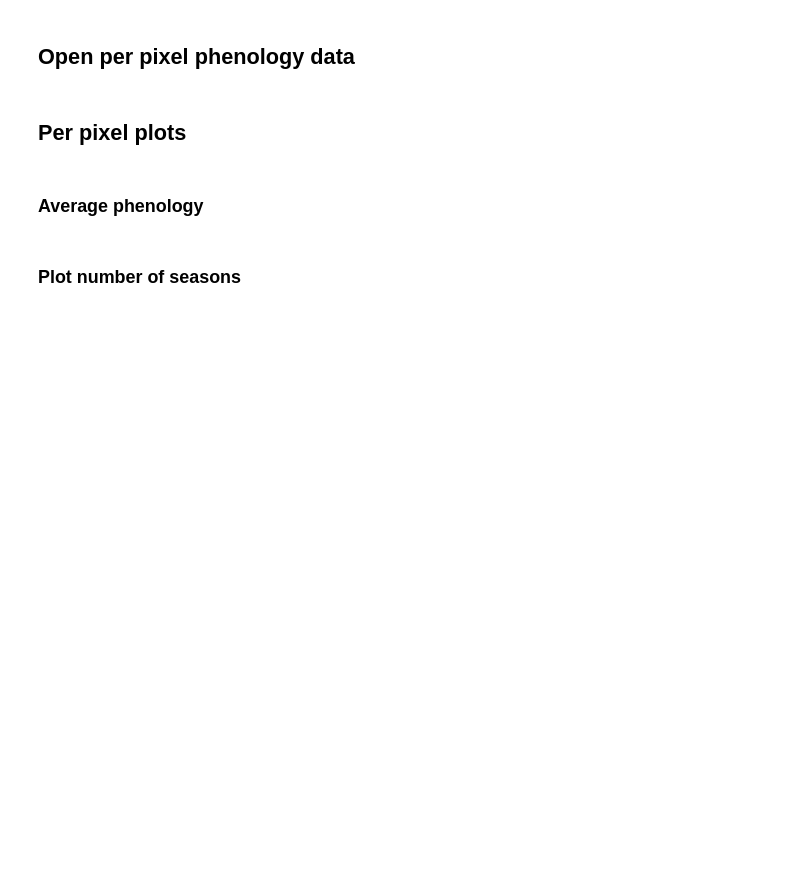
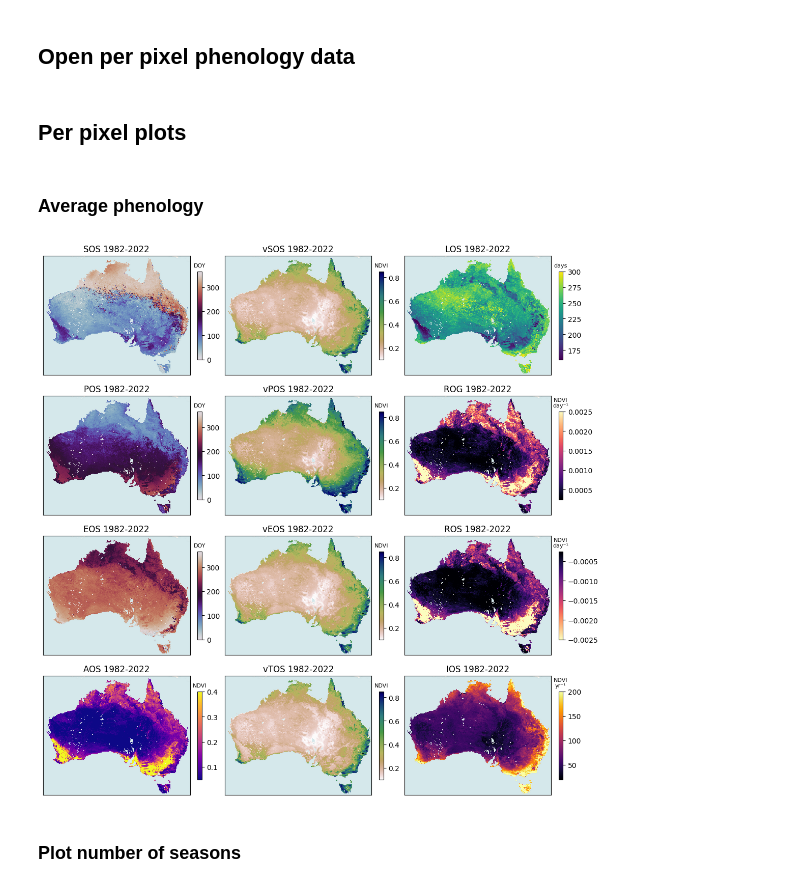
Before and after one commit to cbur24/Aus_phenology, a Jupyter notebook: notebooks/3_Summarise_perpixel_phenology.ipynb, the cells around one changed output. Drawn from its saved outputs; the diff is of its cells as text; code cells hidden in the pictures; blank space fills up the shorter version.

```diff
--- a/notebooks/3_Summarise_perpixel_phenology.ipynb
+++ b/notebooks/3_Summarise_perpixel_phenology.ipynb
@@ -27,59 +30,66 @@ from mpl_toolkits.axes_grid1.inset_locator import inset_axes
 # %% [markdown]
 ## Open per pixel phenology data
 # %%
-p_average = assign_crs(xr.open_dataset('/g/data/os22/chad_tmp/Aus_phenology/results/aus_mean_phenology_perpixel.nc'), crs='EPSG:4326')
-p_trends = assign_crs(xr.open_dataset('/g/data/os22/chad_tmp/Aus_phenology/results/aus_trends_phenology_perpixel.nc'), crs='EPSG:4326')
+p_average = assign_crs(xr.open_dataset('/g/data/os22/chad_tmp/Aus_phenology/results/mean_phenology_perpixel.nc'), crs='EPSG:4326')
+p_trends = assign_crs(xr.open_dataset('/g/data/os22/chad_tmp/Aus_phenology/results/trends_phenology_perpixel.nc'), crs='EPSG:4326')
+
+gdf = gpd.read_file('/g/data/os22/chad_tmp/Aus_phenology/data/vectors/IBRAv7_subregions_modified.geojson')
 # %% [markdown]
 ## Per pixel plots
 # %% [markdown]
 ### Average phenology
 # %%
 fig,axes=plt.subplots(4,3, figsize=(11,11), sharey=True, sharex=True, layout='constrained')
-pheno_stats=['SOS','vSOS', 'LOS',
-             'POS', 'vPOS', 'ROG',
-             'EOS', 'vEOS', 'ROS',
-             'IOS', 'vTOS', 'AOS',
-      ]
+
+pheno_stats=[
+    'SOS','vSOS', 'LOS',
+    'POS', 'vPOS', 'ROG',
+    'EOS', 'vEOS', 'ROS',
+    'AOS', 'vTOS', 'IOS'
+]
+
 cmaps = ['twilight', 'gist_earth_r', 'viridis',
          'twilight', 'gist_earth_r','magma',
          'twilight', 'gist_earth_r', 'magma_r',
-         'inferno', 'gist_earth_r','plasma'
+         'plasma', 'gist_earth_r', 'inferno'
         ]
 for ax,pheno,cmap in zip(axes.ravel(), pheno_stats, cmaps):
     if "v" not in pheno:
         vmin, vmax=0, 365
         label='DOY'
     if "v" in pheno:
         vmin,vmax=0.1, 0.85
         label='NDVI'
     if 'LOS' in pheno:
         vmin, vmax=160, 300
         label='days'
     if 'AOS' in pheno:
         vmin, vmax=0.05, 0.4
         label='NDVI'
     if 'IOS' in pheno:
         vmin, vmax=20, 200
-        label='NDVI/\nyear'
+        label='NDVI\nyr⁻¹'
     if 'ROG' in pheno:
         vmin, vmax=0.00025, 0.0025
-        label='NDVI/\nday'
+        label='NDVI\nday⁻¹'
     if 'ROS' in pheno:
         vmin, vmax=-0.0025, -0.00025
-        label='NDVI/\nday'
+        label='NDVI\nday⁻¹'
     im=p_average[pheno].plot(ax=ax, add_colorbar=False, cmap=cmap, vmin=vmin, vmax=vmax, add_labels=False)
     ctx.add_basemap(ax, source=ctx.providers.CartoDB.VoyagerNoLabels, crs='EPSG:4326', attribution='', attribution_size=1)
     ax.axes.get_xaxis().set_ticks([])
     ax.axes.get_yaxis().set_ticks([])
     #need to create colorbar manually to have label on top
     norm = colors.Normalize(vmin=vmin, vmax=vmax)
     cbar = plt.cm.ScalarMappable(norm=norm, cmap=cmap)
     ax_cbar = fig.colorbar(cbar, ax=ax, shrink=0.7)
     ax_cbar.ax.set_title(label, fontsize=8)
     ax.set_title(f'{pheno} 1982-2022')
 
 fig.savefig(f'/g/data/os22/chad_tmp/Aus_phenology/results/figs/average_phenometrics_perpixel_AusENDVI.png',
             bbox_inches='tight', dpi=300)
+# %% [output]
+[figure, added]
 # %% [markdown]
 ### Plot number of seasons
 # %%
```
Also changed, not shown: parts of 9 cells of this notebook, 9 other files.
